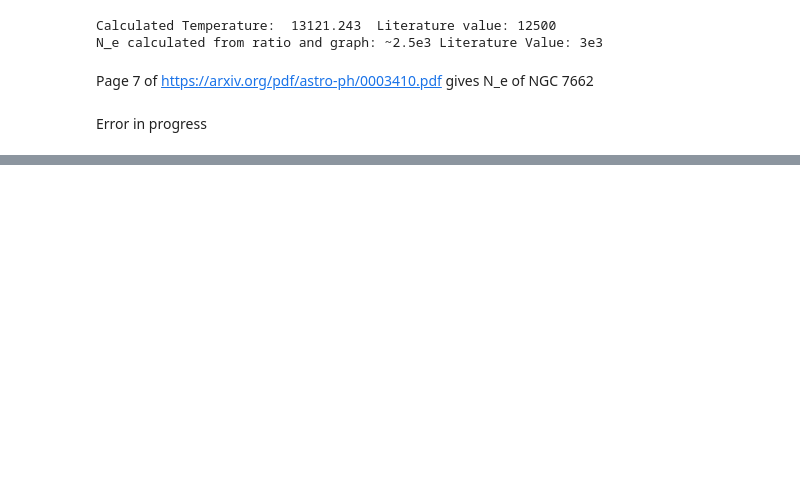
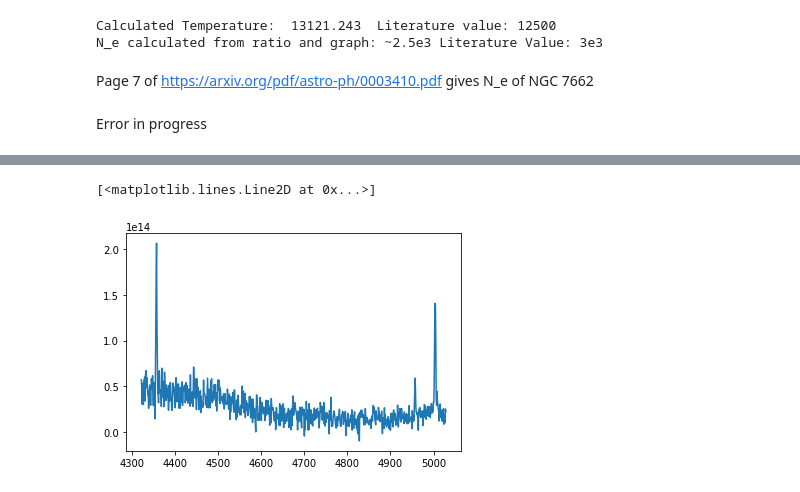
Before and after one commit to astro-kjc/AST443, a Jupyter notebook: Lab2/Lab2_normaliztion.ipynb, the cells around one changed output, grey strips where cells are left out. Saved outputs shown, nothing was run; the diff lists cells and outputs as text; code cells hidden in the pictures; blank space fills up the shorter version.

```diff
--- a/Lab2/Lab2_normaliztion.ipynb
+++ b/Lab2/Lab2_normaliztion.ipynb
@@ -272,0 +277,5 @@ Temperature
+# %%
+plt.plot(x[:len(sky_mean)],sky_mean)
+# %% [output]
+[<matplotlib.lines.Line2D at 0x...>]
+[figure, added]
```
Also changed, not shown: parts of 16 cells of this notebook.
